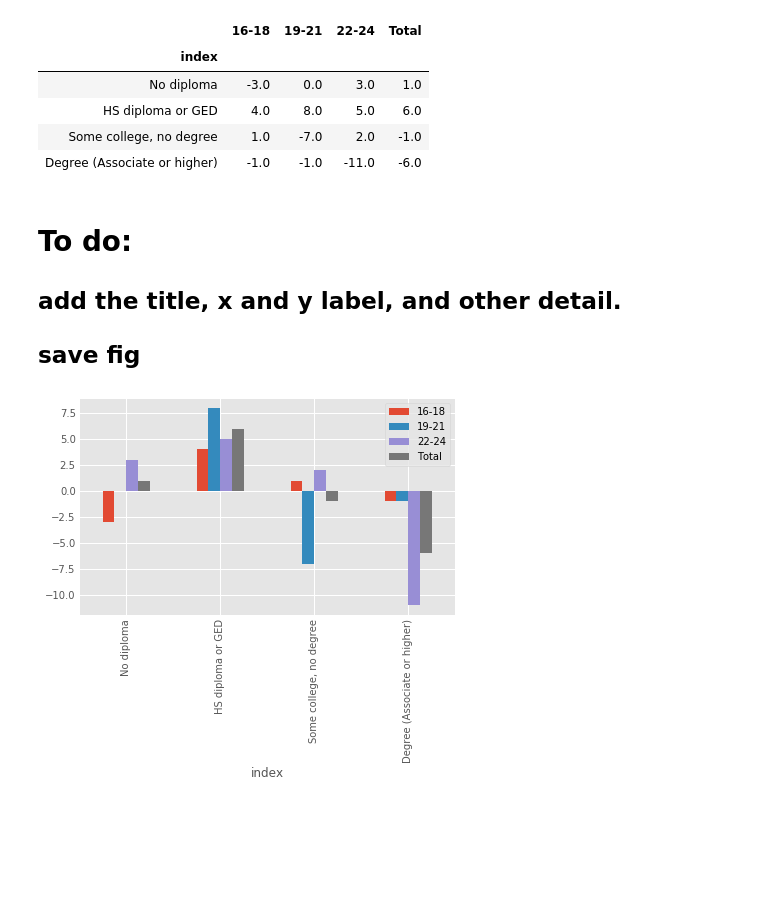
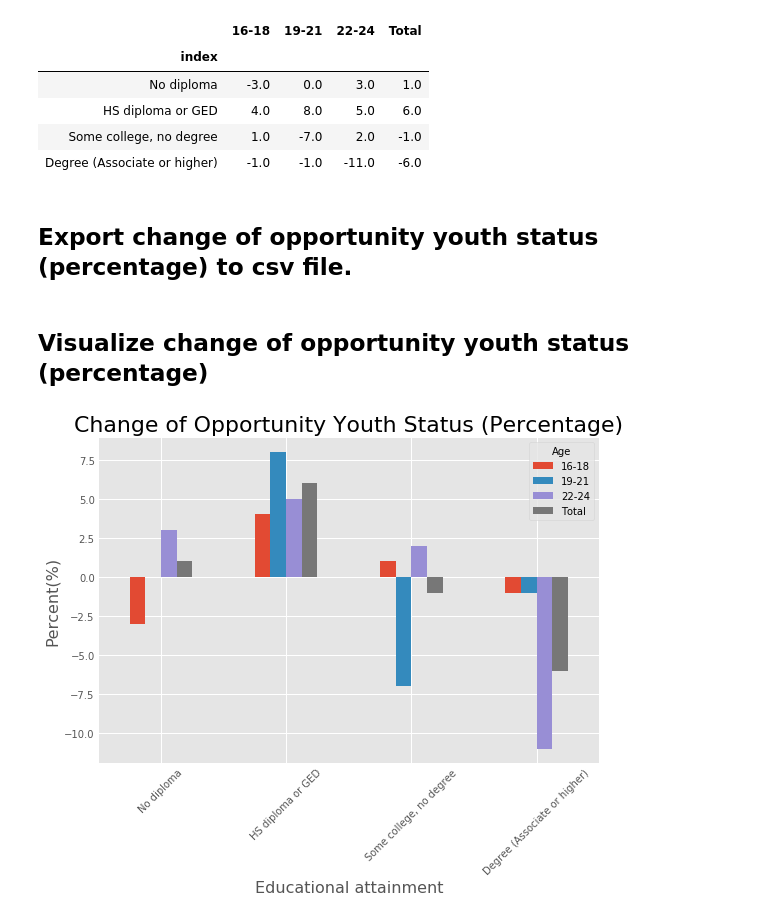
Before and after one commit to YufenLin/opportunity_youth, a Jupyter notebook: src/oy_table_2017.ipynb, the cells around one changed output. Cells and saved outputs as stored; diff of their text form; code cells hidden in the pictures; blank space fills up the shorter version.

```diff
--- a/src/oy_table_2017.ipynb
+++ b/src/oy_table_2017.ipynb
@@ -208,11 +243,5 @@ df_oy_diff_percent
 | HS diploma or GED | 4.0 | 8.0 | 5.0 | 6.0 |
 | Some college, no degree | 1.0 | -7.0 | 2.0 | -1.0 |
 | Degree (Associate or higher) | -1.0 | -1.0 | -11.0 | -6.0 |
-# %% [markdown]
-# To do:
-## add the title, x and y label, and other detail.
-## save fig
-# %%
-df_oy_diff_percent.plot.bar();
-# %% [output]
-[figure, removed]
+# %% [markdown]
+## Export change of opportunity youth status (percentage) to csv file.
@@ -218,0 +250,12 @@ df_oy_diff_percent.plot.bar();
+# %% [markdown]
+## Visualize change of opportunity youth status (percentage)
+# %%
+df_oy_diff_percent.plot.bar(figsize=(8,6))
+plt.title('Change of Opportunity Youth Status (Percentage)',fontsize=22)
+plt.xlabel('Educational attainment', fontsize=16)
+plt.ylabel('Percent(%)', fontsize=16)
+plt.legend(title='Age')
+plt.xticks(rotation=45)
+plt.savefig('visualization/ChangeOfOpportunityYouthStatus_Percentage.png', bbox_inches='tight');
+# %% [output]
+[figure, added]
```
Also changed, not shown: parts of 15 cells of this notebook.
